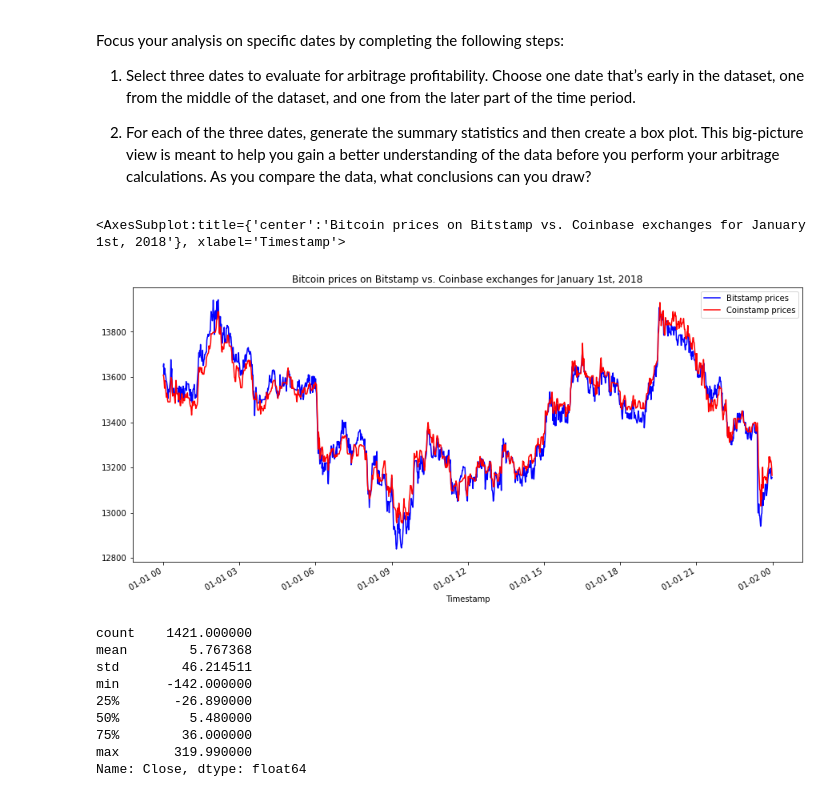
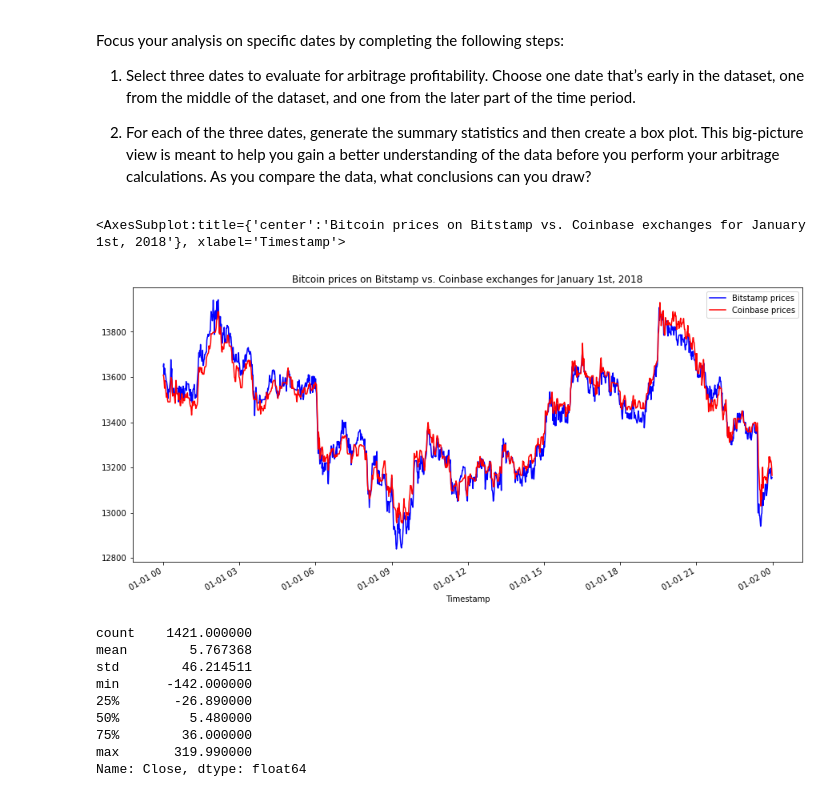
Before and after one commit to sjufan84/crypto_arbitrage-school-project-, a Jupyter notebook: crypto_arbitrage.ipynb, the cells around one changed output. Saved outputs shown, nothing was run; the diff lists cells and outputs as text; code cells hidden in the pictures.

```diff
--- a/crypto_arbitrage.ipynb
+++ b/crypto_arbitrage.ipynb
@@ -359,13 +359,13 @@ Focus your analysis on specific dates by completing the following steps:
 # %%
 # Create an overlay plot that visualizes the two dataframes over a period of one day early in the dataset.
 bitstamp_sliced.loc['2018-01-01' : '2018-01-01'].plot(legend = True, figsize = (15,7),
                         title = 'Bitcoin prices on Bitstamp vs. Coinbase exchanges for January 1st, 2018',
                         color = 'blue', label = 'Bitstamp prices')
 coinbase_sliced.loc['2018-01-01' : '2018-01-01'].plot(legend = True, figsize = (15,7),
-                        color = 'red', label = 'Coinstamp prices')
+                        color = 'red', label = 'Coinbase prices')
 # %% [output]
 <AxesSubplot:title={'center':'Bitcoin prices on Bitstamp vs. Coinbase exchanges for January 1st, 2018'}, xlabel='Timestamp'>
-[figure, old version]
+[figure, new version]
 # %%
 # Using the early date that you have selected, calculate the arbitrage spread
 # by subtracting the bitstamp lower closing prices from the coinbase higher closing prices
```
Also changed, not shown: parts of 3 cells of this notebook.
